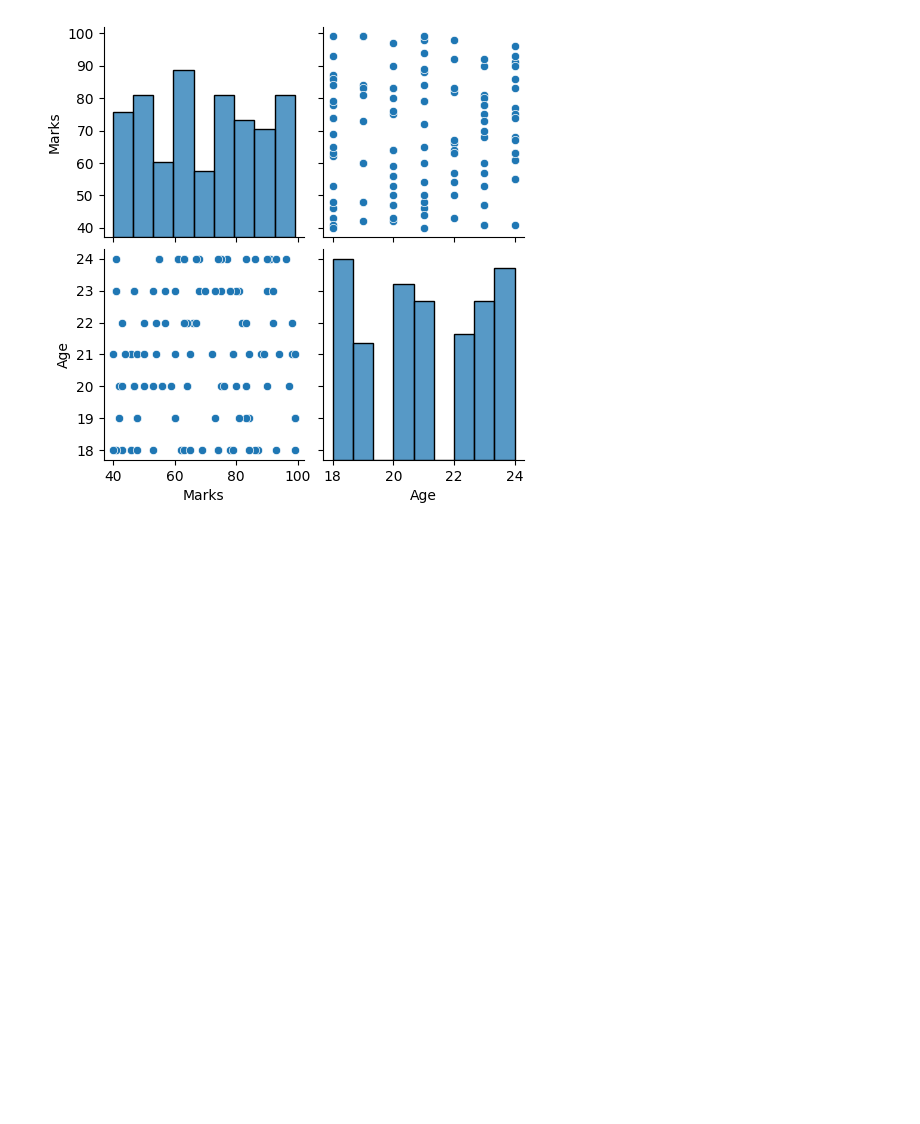
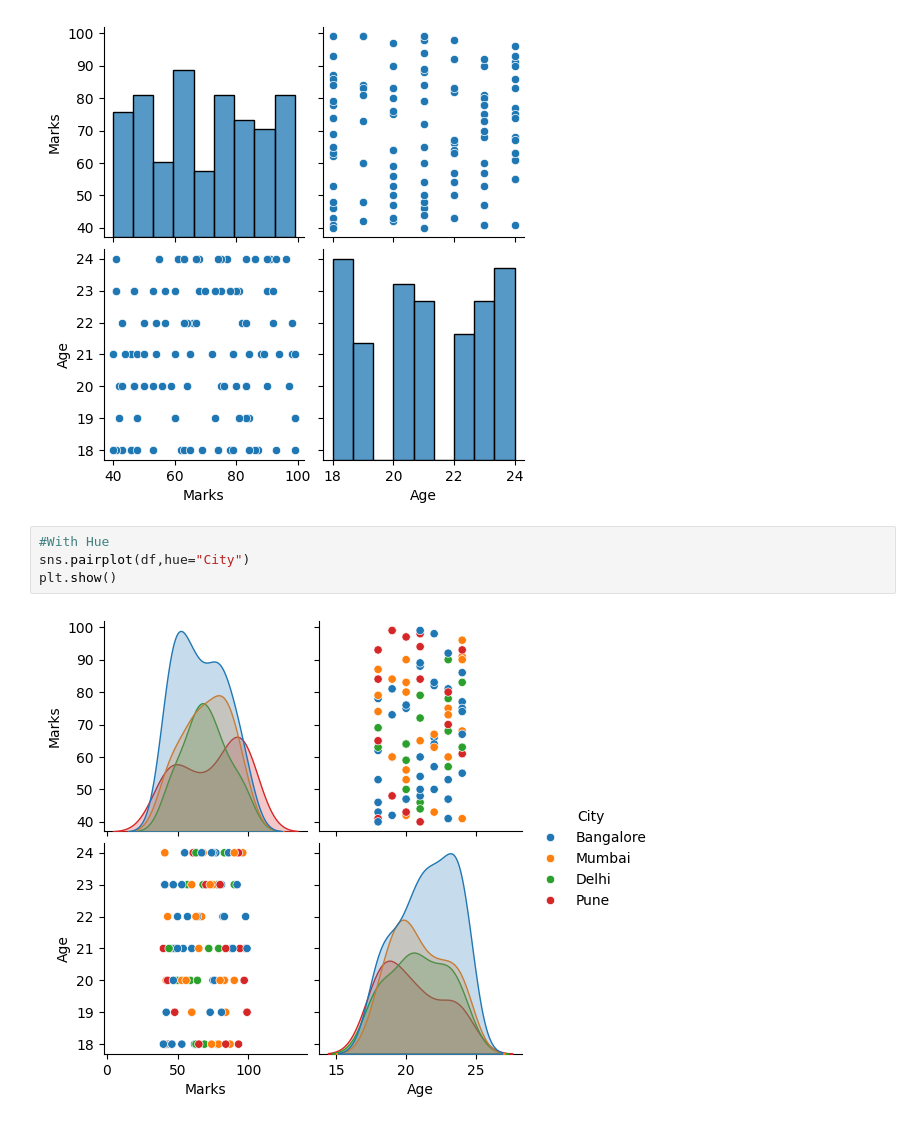
Before and after one commit to sakshi07bhosale/Data-Science, a Jupyter notebook: Exploratory Data Analysis/Day11/practice.ipynb, the cells around one changed output. Cells and saved outputs as stored; diff of their text form; blank space fills up the shorter version.

Commit message:
Pairplot With Hue

```diff
--- a/Exploratory Data Analysis/Day11/practice.ipynb
+++ b/Exploratory Data Analysis/Day11/practice.ipynb
@@ -113,3 +113,9 @@ sns.pairplot(df)
 plt.show()
 # %% [output]
 [figure]
+# %%
+#With Hue
+sns.pairplot(df,hue="City")
+plt.show()
+# %% [output]
+[figure, added]
```
